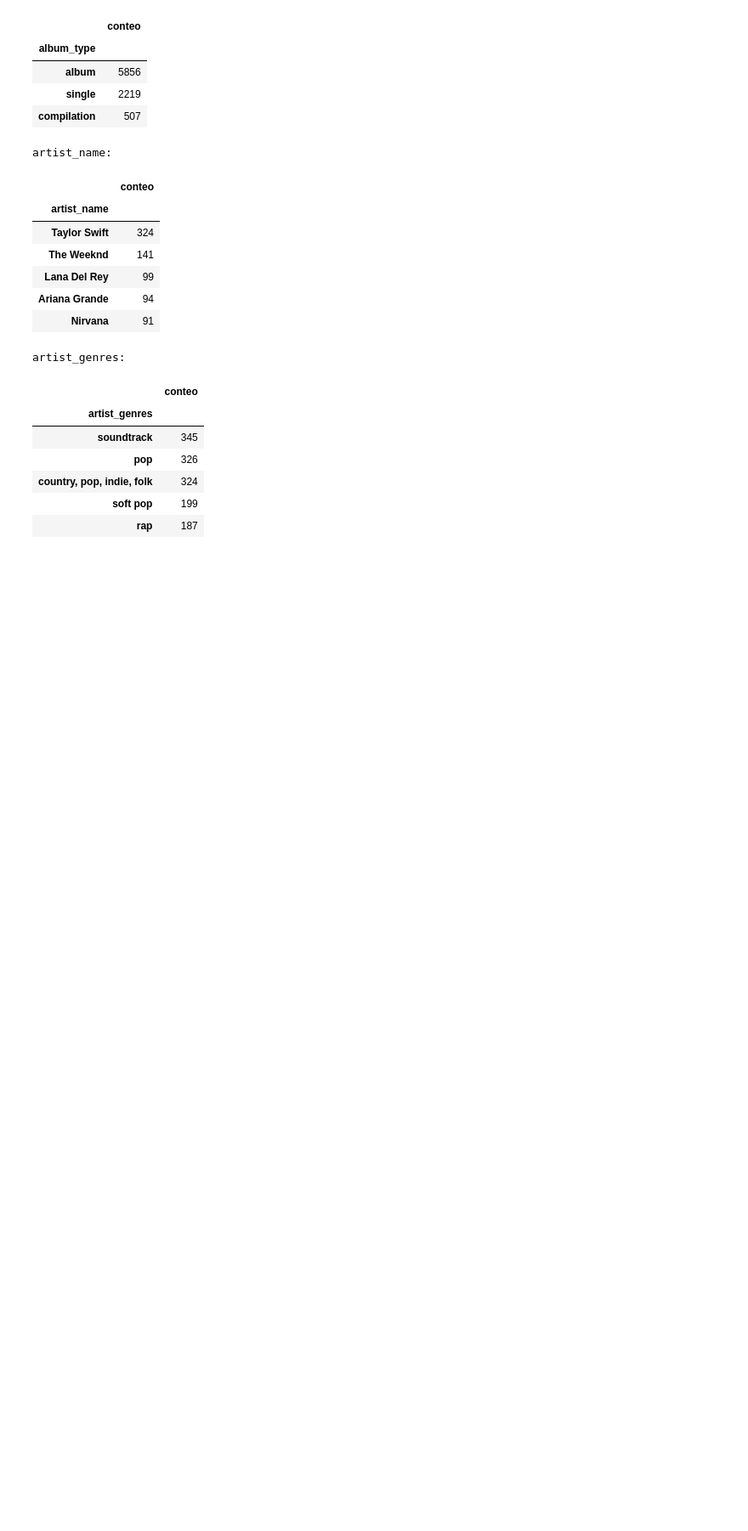
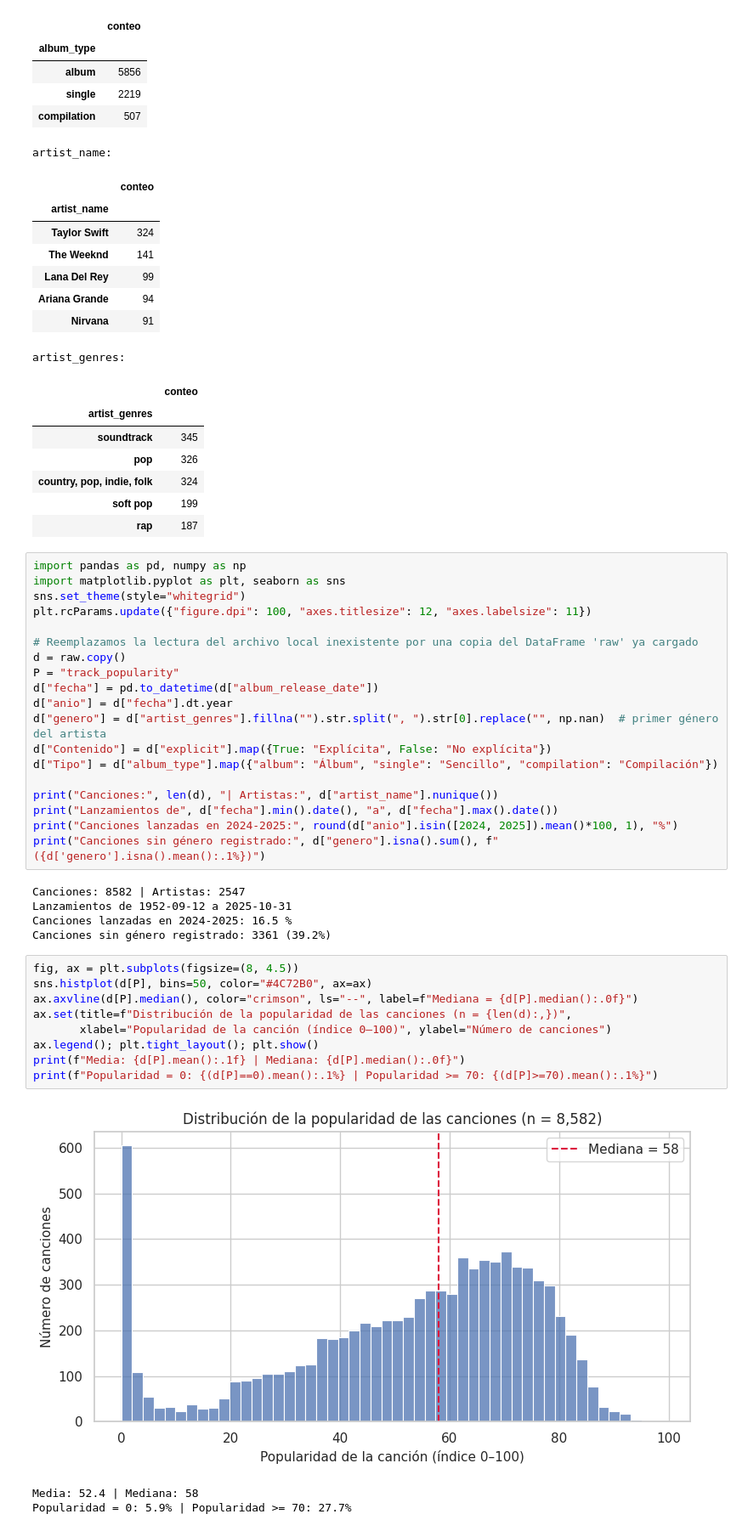
Before and after one commit to Luisfegit/Data-en-concierto, a Jupyter notebook: data_en_concierto_1_1.ipynb, the cells around one changed output. Shown at 85% size. Cells and saved outputs as stored; diff of their text form; blank space fills up the shorter version.

```diff
--- a/data_en_concierto_1_1.ipynb
+++ b/data_en_concierto_1_1.ipynb
@@ -270,3 +239,40 @@ artist_genres:
 | country, pop, indie, folk | 324 |
 | soft pop | 199 |
 | rap | 187 |
+# %%
+import pandas as pd, numpy as np
+import matplotlib.pyplot as plt, seaborn as sns
+sns.set_theme(style="whitegrid")
+plt.rcParams.update({"figure.dpi": 100, "axes.titlesize": 12, "axes.labelsize": 11})
+
+# Reemplazamos la lectura del archivo local inexistente por una copia del DataFrame 'raw' ya cargado
+d = raw.copy()
+P = "track_popularity"
+d["fecha"] = pd.to_datetime(d["album_release_date"])
+d["anio"] = d["fecha"].dt.year
+d["genero"] = d["artist_genres"].fillna("").str.split(", ").str[0].replace("", np.nan)  # primer género del artista
+d["Contenido"] = d["explicit"].map({True: "Explícita", False: "No explícita"})
+d["Tipo"] = d["album_type"].map({"album": "Álbum", "single": "Sencillo", "compilation": "Compilación"})
+
+print("Canciones:", len(d), "| Artistas:", d["artist_name"].nunique())
+print("Lanzamientos de", d["fecha"].min().date(), "a", d["fecha"].max().date())
+print("Canciones lanzadas en 2024-2025:", round(d["anio"].isin([2024, 2025]).mean()*100, 1), "%")
+print("Canciones sin género registrado:", d["genero"].isna().sum(), f"({d['genero'].isna().mean():.1%})")
+# %% [output]
+Canciones: 8582 | Artistas: 2547
+Lanzamientos de 1952-09-12 a 2025-10-31
+Canciones lanzadas en 2024-2025: 16.5 %
+Canciones sin género registrado: 3361 (39.2%)
+# %%
+fig, ax = plt.subplots(figsize=(8, 4.5))
+sns.histplot(d[P], bins=50, color="#4C72B0", ax=ax)
+ax.axvline(d[P].median(), color="crimson", ls="--", label=f"Mediana = {d[P].median():.0f}")
+ax.set(title=f"Distribución de la popularidad de las canciones (n = {len(d):,})",
+       xlabel="Popularidad de la canción (índice 0–100)", ylabel="Número de canciones")
+ax.legend(); plt.tight_layout(); plt.show()
+print(f"Media: {d[P].mean():.1f} | Mediana: {d[P].median():.0f}")
+print(f"Popularidad = 0: {(d[P]==0).mean():.1%} | Popularidad >= 70: {(d[P]>=70).mean():.1%}")
+# %% [output]
+[figure, added]
+Media: 52.4 | Mediana: 58
+Popularidad = 0: 5.9% | Popularidad >= 70: 27.7%
```
Also changed, not shown: parts of 15 cells of this notebook.
